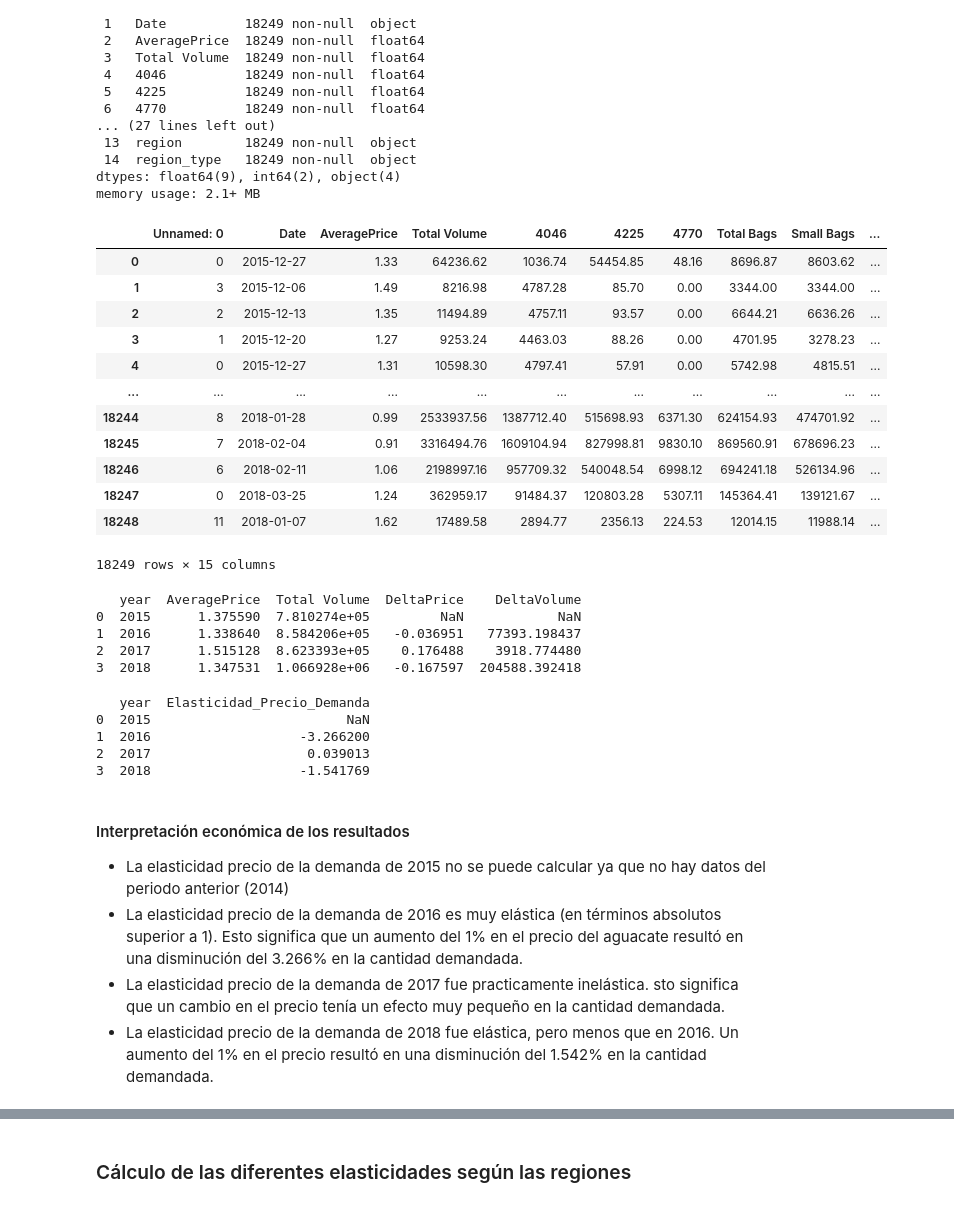
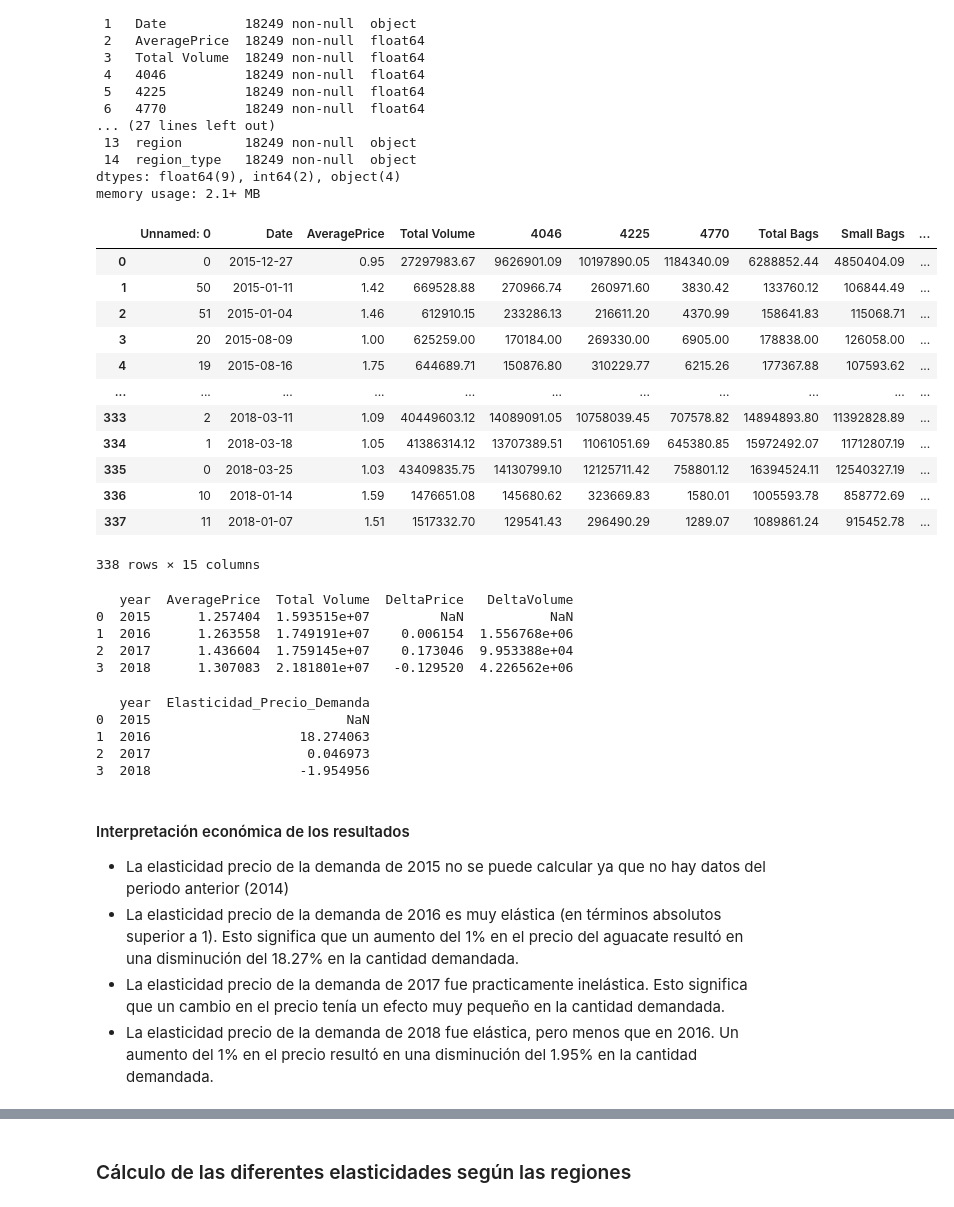
Before and after one commit to Julix4/avocado_project, a Jupyter notebook: 3. Elasticidad-Precio Demanda.ipynb, the cells around one changed output, grey strips where cells are left out. Cells and saved outputs as stored; diff of their text form; code cells hidden in the pictures.

```diff
--- a/3. Elasticidad-Precio Demanda.ipynb
+++ b/3. Elasticidad-Precio Demanda.ipynb
@@ -50,23 +50,23 @@ Data columns (total 14 columns):
 dtypes: float64(9), int64(2), object(4)
 memory usage: 2.1+ MB
 # %%
-#Ordenamos los datos por año para poder hacer luego el diferencial y obtener las deltas
-df_ordenado = df.sort_values(by="year").reset_index(drop=True)
+#Ordenamos los datos por año para poder hacer luego el diferencial y obtener las deltas con los datos agregados de EEUU (Total US)
+df_ordenado = df_totalus.sort_values(by="year").reset_index(drop=True)
 df_ordenado
 # %% [output]
 |  | Unnamed: 0 | Date | AveragePrice | Total Volume | 4046 | 4225 | 4770 | Total Bags | Small Bags | ... |
-| 0 | 0 | 2015-12-27 | 1.33 | 64236.62 | 1036.74 | 54454.85 | 48.16 | 8696.87 | 8603.62 | ... |
-| 1 | 3 | 2015-12-06 | 1.49 | 8216.98 | 4787.28 | 85.70 | 0.00 | 3344.00 | 3344.00 | ... |
-| 2 | 2 | 2015-12-13 | 1.35 | 11494.89 | 4757.11 | 93.57 | 0.00 | 6644.21 | 6636.26 | ... |
-| 3 | 1 | 2015-12-20 | 1.27 | 9253.24 | 4463.03 | 88.26 | 0.00 | 4701.95 | 3278.23 | ... |
-| 4 | 0 | 2015-12-27 | 1.31 | 10598.30 | 4797.41 | 57.91 | 0.00 | 5742.98 | 4815.51 | ... |
+| 0 | 0 | 2015-12-27 | 0.95 | 27297983.67 | 9626901.09 | 10197890.05 | 1184340.09 | 6288852.44 | 4850404.09 | ... |
+| 1 | 50 | 2015-01-11 | 1.42 | 669528.88 | 270966.74 | 260971.60 | 3830.42 | 133760.12 | 106844.49 | ... |
+| 2 | 51 | 2015-01-04 | 1.46 | 612910.15 | 233286.13 | 216611.20 | 4370.99 | 158641.83 | 115068.71 | ... |
+| 3 | 20 | 2015-08-09 | 1.00 | 625259.00 | 170184.00 | 269330.00 | 6905.00 | 178838.00 | 126058.00 | ... |
+| 4 | 19 | 2015-08-16 | 1.75 | 644689.71 | 150876.80 | 310229.77 | 6215.26 | 177367.88 | 107593.62 | ... |
 | ... | ... | ... | ... | ... | ... | ... | ... | ... | ... | ... |
-| 18244 | 8 | 2018-01-28 | 0.99 | 2533937.56 | 1387712.40 | 515698.93 | 6371.30 | 624154.93 | 474701.92 | ... |
-| 18245 | 7 | 2018-02-04 | 0.91 | 3316494.76 | 1609104.94 | 827998.81 | 9830.10 | 869560.91 | 678696.23 | ... |
-| 18246 | 6 | 2018-02-11 | 1.06 | 2198997.16 | 957709.32 | 540048.54 | 6998.12 | 694241.18 | 526134.96 | ... |
-| 18247 | 0 | 2018-03-25 | 1.24 | 362959.17 | 91484.37 | 120803.28 | 5307.11 | 145364.41 | 139121.67 | ... |
-| 18248 | 11 | 2018-01-07 | 1.62 | 17489.58 | 2894.77 | 2356.13 | 224.53 | 12014.15 | 11988.14 | ... |
+| 333 | 2 | 2018-03-11 | 1.09 | 40449603.12 | 14089091.05 | 10758039.45 | 707578.82 | 14894893.80 | 11392828.89 | ... |
+| 334 | 1 | 2018-03-18 | 1.05 | 41386314.12 | 13707389.51 | 11061051.69 | 645380.85 | 15972492.07 | 11712807.19 | ... |
+| 335 | 0 | 2018-03-25 | 1.03 | 43409835.75 | 14130799.10 | 12125711.42 | 758801.12 | 16394524.11 | 12540327.19 | ... |
+| 336 | 10 | 2018-01-14 | 1.59 | 1476651.08 | 145680.62 | 323669.83 | 1580.01 | 1005593.78 | 858772.69 | ... |
+| 337 | 11 | 2018-01-07 | 1.51 | 1517332.70 | 129541.43 | 296490.29 | 1289.07 | 1089861.24 | 915452.78 | ... |
-18249 rows × 15 columns
+338 rows × 15 columns
 # %%
 #Aqui tenemos las variables "AveragePrice" y "Total Volume" agrupadas por años y con la media calculada por año
 df_anual = df_ordenado.groupby('year')[['AveragePrice', 'Total Volume']].mean().reset_index()
@@ -77,11 +77,11 @@ df_anual['DeltaVolume'] = df_anual['Total Volume'].diff()
 #Verificamos que las deltas y los precios medios se hayan agruppado por años y se hayan calculado sus respectivas medias
 print(df_anual)
 # %% [output]
-   year  AveragePrice  Total Volume  DeltaPrice    DeltaVolume
-0  2015      1.375590  7.810274e+05         NaN            NaN
-1  2016      1.338640  8.584206e+05   -0.036951   77393.198437
-2  2017      1.515128  8.623393e+05    0.176488    3918.774480
-3  2018      1.347531  1.066928e+06   -0.167597  204588.392418
+   year  AveragePrice  Total Volume  DeltaPrice   DeltaVolume
+0  2015      1.257404  1.593515e+07         NaN           NaN
+1  2016      1.263558  1.749191e+07    0.006154  1.556768e+06
+2  2017      1.436604  1.759145e+07    0.173046  9.953388e+04
+3  2018      1.307083  2.181801e+07   -0.129520  4.226562e+06
 # %%
 #Ahora calculamos la formula de la elasticidad con todos los valores de la tabla anterior
 df_anual['Elasticidad_Precio_Demanda'] = (df_anual['DeltaVolume'] / df_anual['DeltaPrice']) * (df_anual['AveragePrice'] / df_anual['Total Volume'])
@@ -94,16 +94,16 @@ print(df_elasticidad_anual[['year', 'Elasticidad_Precio_Demanda']])
 # %% [output]
    year  Elasticidad_Precio_Demanda
 0  2015                         NaN
-1  2016                   -3.266200
-2  2017                    0.039013
-3  2018                   -1.541769
+1  2016                   18.274063
+2  2017                    0.046973
+3  2018                   -1.954956
 # %% [markdown]
 #### Interpretación económica de los resultados
 
 - La elasticidad precio de la demanda de 2015 no se puede calcular ya que no hay datos del periodo anterior (2014)
-- La elasticidad precio de la demanda de 2016 es muy elástica (en términos absolutos superior a 1). Esto significa que un aumento del 1% en el precio del aguacate resultó en una disminución del 3.266% en la cantidad demandada.
-- La elasticidad precio de la demanda de 2017 fue practicamente inelástica. sto significa que un cambio en el precio tenía un efecto muy pequeño en la cantidad demandada.
-- La elasticidad precio de la demanda de 2018 fue elástica, pero menos que en 2016. Un aumento del 1% en el precio resultó en una disminución del 1.542% en la cantidad demandada.
+- La elasticidad precio de la demanda de 2016 es muy elástica (en términos absolutos superior a 1). Esto significa que un aumento del 1% en el precio del aguacate resultó en una disminución del 18.27% en la cantidad demandada.
+- La elasticidad precio de la demanda de 2017 fue practicamente inelástica. Esto significa que un cambio en el precio tenía un efecto muy pequeño en la cantidad demandada.
+- La elasticidad precio de la demanda de 2018 fue elástica, pero menos que en 2016. Un aumento del 1% en el precio resultó en una disminución del 1.95% en la cantidad demandada.
 # %%
 #Preparamos los datos para hacer el gráfico de lineas
 years = df_elasticidad_anual['year']
```
Also changed, not shown: parts of 13 cells of this notebook, 1 other file.
